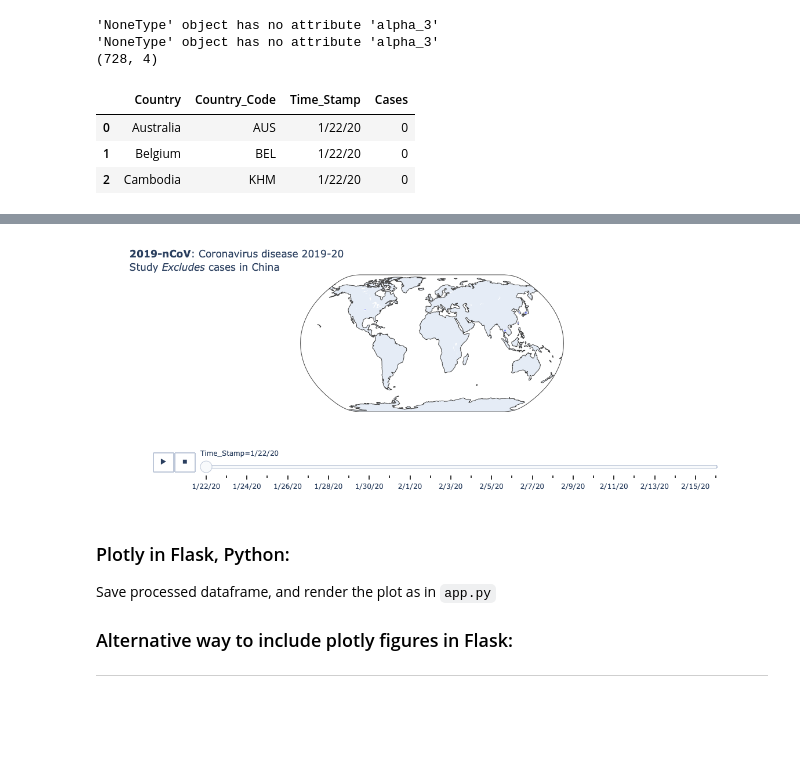
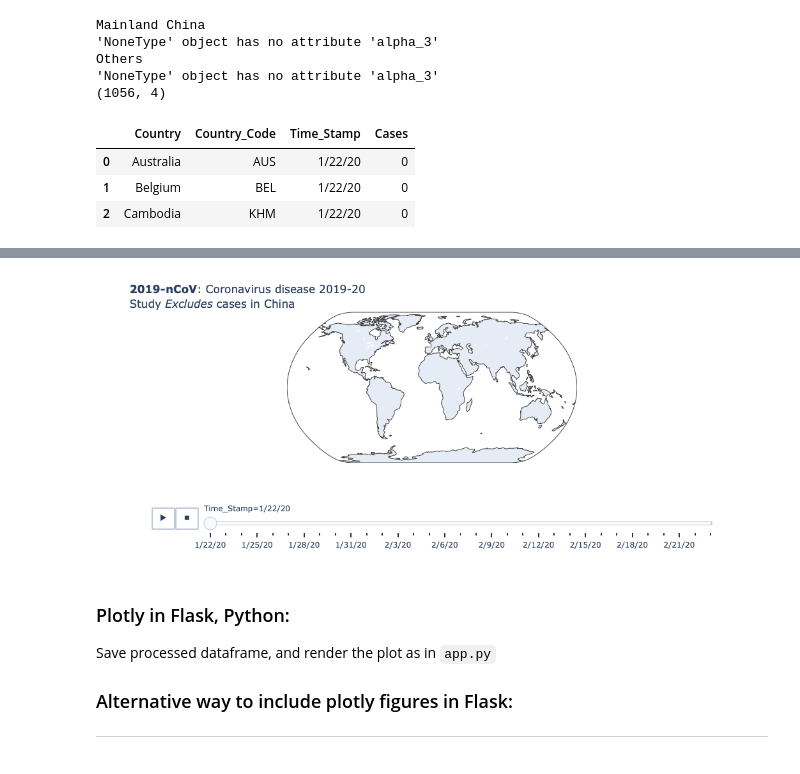
Before and after one commit to rezan21/2019-nCov, a Jupyter notebook: notebooks/visuals_01.ipynb, the cells around one changed output, grey strips where cells are left out. Cells and saved outputs as stored; diff of their text form; code cells hidden in the pictures; blank space fills up the shorter version.

````diff
--- a/notebooks/visuals_01.ipynb
+++ b/notebooks/visuals_01.ipynb
@@ -5,7 +5,7 @@ import pycountry
 import plotly.express as px
 import plotly.graph_objects as go
 # %%
-df_cnfrmd = pd.read_csv("../app/data/time_series_2019_ncov_confirmed.csv")
+df_cnfrmd = pd.read_csv("../data/time_series_confirmed.csv")
 df_cnfrmd = df_cnfrmd.groupby("Country/Region").sum()
 df_cnfrmd.reset_index(inplace=True) # get country as col
 df_cnfrmd["Country/Region"].replace([ # rename to match pycountry standard
@@ -15,7 +15,9 @@ df_cnfrmd["Country/Region"].replace([ # rename to match pycountry standard
                                      "Taiwan",
                                      "UK",
                                      "US",
-                                     "Vietnam"
+                                     "Vietnam",
+                                     "Iran"
+
 
                                     ],
                                     [
@@ -25,7 +27,8 @@ df_cnfrmd["Country/Region"].replace([ # rename to match pycountry standard
                                      "Taiwan, Province of China",
                                      "United Kingdom",
                                      "United States",
-                                     "Viet Nam"
+                                     "Viet Nam",
+                                     "Iran, Islamic Republic of"
 
                                     ], inplace=True)
 
@@ -41,6 +44,7 @@ def getCountryCode(x):
         c = pycountry.countries.get(name=x)
         return c.alpha_3
     except Exception as e:
+        print(x)
         print(e)
         pass
 
@@ -55,34 +59,36 @@ df_cnfrmd.reset_index(inplace=True, drop=True)
 df_cnfrmd = pd.melt(df_cnfrmd, id_vars=["Country","Country_Code"],var_name="Time_Stamp", value_name="Cases")
 
 print(df_cnfrmd.shape)
-df_cnfrmd.to_csv("./notebook_processed_data/df_cnfrmd_proc.csv",index=False)
+df_cnfrmd.to_csv("frame_animation_df.csv",index=False)
 df_cnfrmd.head(3)
 # %% [output]
+Mainland China
 'NoneType' object has no attribute 'alpha_3'
+Others
 'NoneType' object has no attribute 'alpha_3'
-(728, 4)
+(1056, 4)
 |  | Country | Country_Code | Time_Stamp | Cases |
 | 0 | Australia | AUS | 1/22/20 | 0 |
 | 1 | Belgium | BEL | 1/22/20 | 0 |
 | 2 | Cambodia | KHM | 1/22/20 | 0 |
 # %%
-df_cnfrmd = pd.read_csv("./notebook_processed_data/df_cnfrmd_proc.csv")
+df_cnfrmd = pd.read_csv("frame_animation_df.csv")
 df = px.data.gapminder()
 fig = px.scatter_geo(df_cnfrmd, locations="Country_Code",
                      hover_name="Country", size="Cases",
                      animation_frame="Time_Stamp",
                      projection="natural earth")
 
 fig.update_layout(
         title = go.layout.Title(
         text = '<b>2019-nCoV</b>: Coronavirus disease 2019-20<br>Study <i>Excludes</i> cases in China'),
         showlegend = True,
 
     )
 fig.show()
 # %% [output]
 [interactive output not drawn]
-[figure, old version]
+[figure, new version]
 # %% [markdown]
 ### Plotly in Flask, Python:
 Save processed dataframe, and render the plot as in ```app.py```
````
Also changed, not shown: 8 other files.
